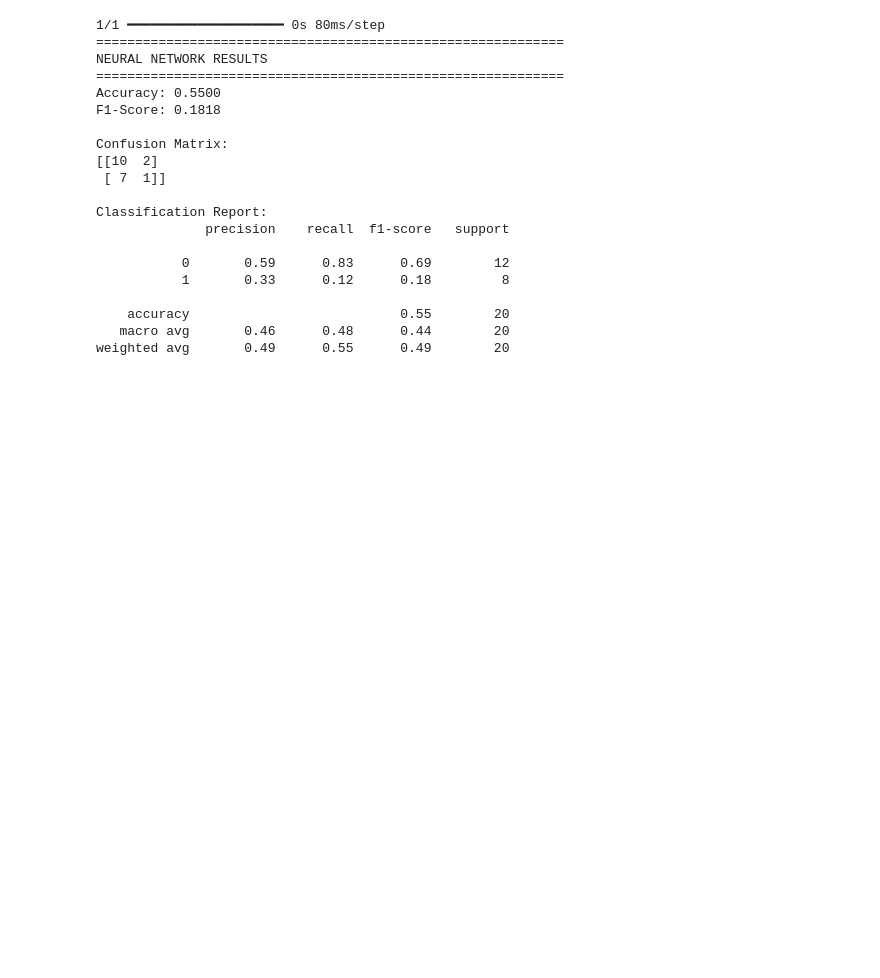
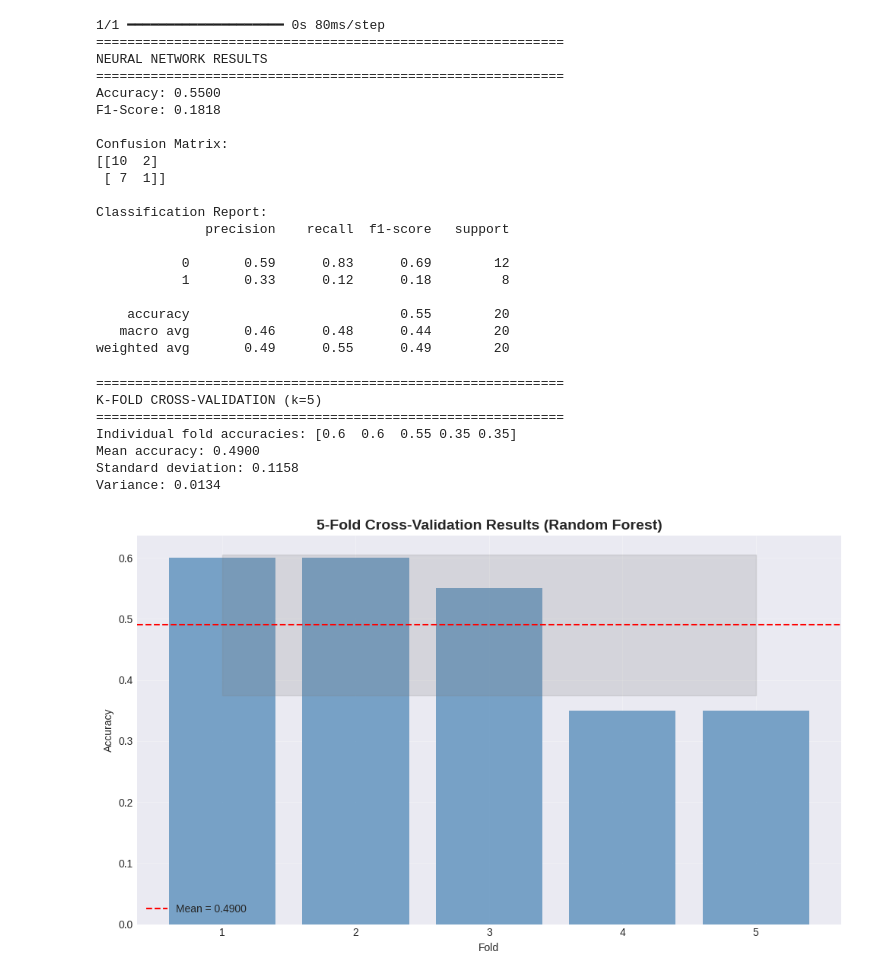
Before and after one commit to sanjaymaharja/Machine-Learning-Programming, a Jupyter notebook: Project: Smart Health & Lifestyle Prediction System.ipynb, the cells around one changed output. Saved outputs shown, nothing was run; the diff lists cells and outputs as text; code cells hidden in the pictures; blank space fills up the shorter version.

Commit message:
Activity Part 6 — K-Fold Cross-Validation

```diff
--- a/Project: Smart Health & Lifestyle Prediction System.ipynb
+++ b/Project: Smart Health & Lifestyle Prediction System.ipynb
@@ -505,3 +505,50 @@ Classification Report:
     accuracy                           0.55        20
    macro avg       0.46      0.48      0.44        20
 weighted avg       0.49      0.55      0.49        20
+# %%
+# ============================================
+# ACTIVITY PART 6 — K-Fold Cross-Validation
+# ============================================
+
+# TODO 25: Implement K-Fold (k=5) on Random Forest model
+k = 5
+kf = KFold(n_splits=k, shuffle=True, random_state=42)
+rf_model = RandomForestClassifier(n_estimators=100, random_state=42)
+
+# Perform cross-validation
+cv_scores = cross_val_score(rf_model, X, y, cv=kf, scoring='accuracy')
+
+# TODO 26: Record mean accuracy and variance across folds
+print("="*60)
+print(f"K-FOLD CROSS-VALIDATION (k={k})")
+print("="*60)
+print(f"Individual fold accuracies: {cv_scores}")
+print(f"Mean accuracy: {cv_scores.mean():.4f}")
+print(f"Standard deviation: {cv_scores.std():.4f}")
+print(f"Variance: {cv_scores.var():.4f}")
+print("\n")
+
+# Visualizing cross-validation results
+plt.figure(figsize=(10, 6))
+plt.bar(range(1, k+1), cv_scores, color='steelblue', alpha=0.7)
+plt.axhline(y=cv_scores.mean(), color='red', linestyle='--', label=f'Mean = {cv_scores.mean():.4f}')
+plt.fill_between(range(1, k+1), cv_scores.mean() - cv_scores.std(),
+                 cv_scores.mean() + cv_scores.std(), alpha=0.2, color='gray')
+plt.xlabel('Fold')
+plt.ylabel('Accuracy')
+plt.title(f'{k}-Fold Cross-Validation Results (Random Forest)', fontsize=14, fontweight='bold')
+plt.xticks(range(1, k+1))
+plt.legend()
+plt.grid(True, alpha=0.3)
+plt.tight_layout()
+plt.savefig('kfold_cv_results.png', dpi=100)
+plt.show()
+# %% [output]
+============================================================
+K-FOLD CROSS-VALIDATION (k=5)
+============================================================
+Individual fold accuracies: [0.6  0.6  0.55 0.35 0.35]
+Mean accuracy: 0.4900
+Standard deviation: 0.1158
+Variance: 0.0134
+[figure, added]
```
